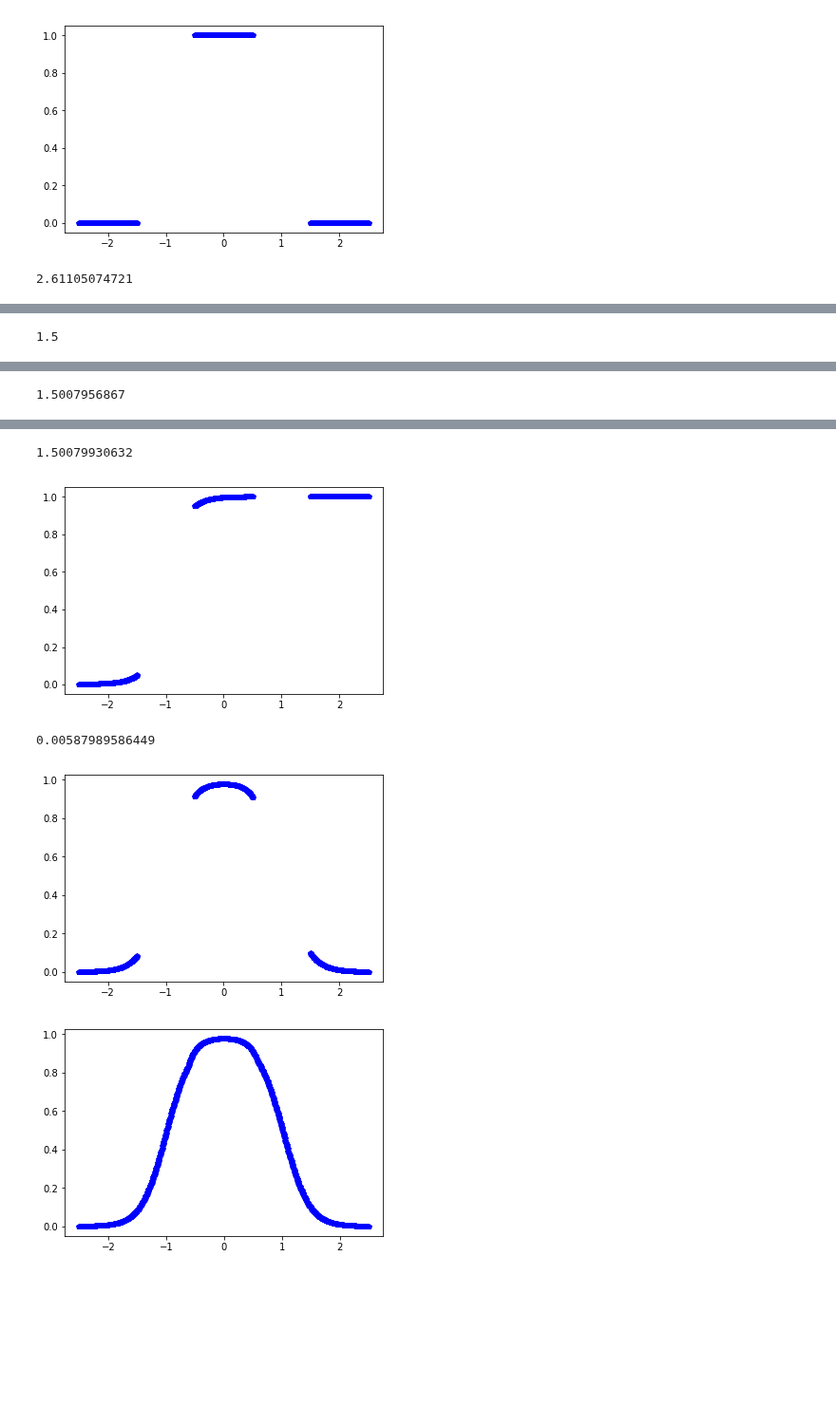
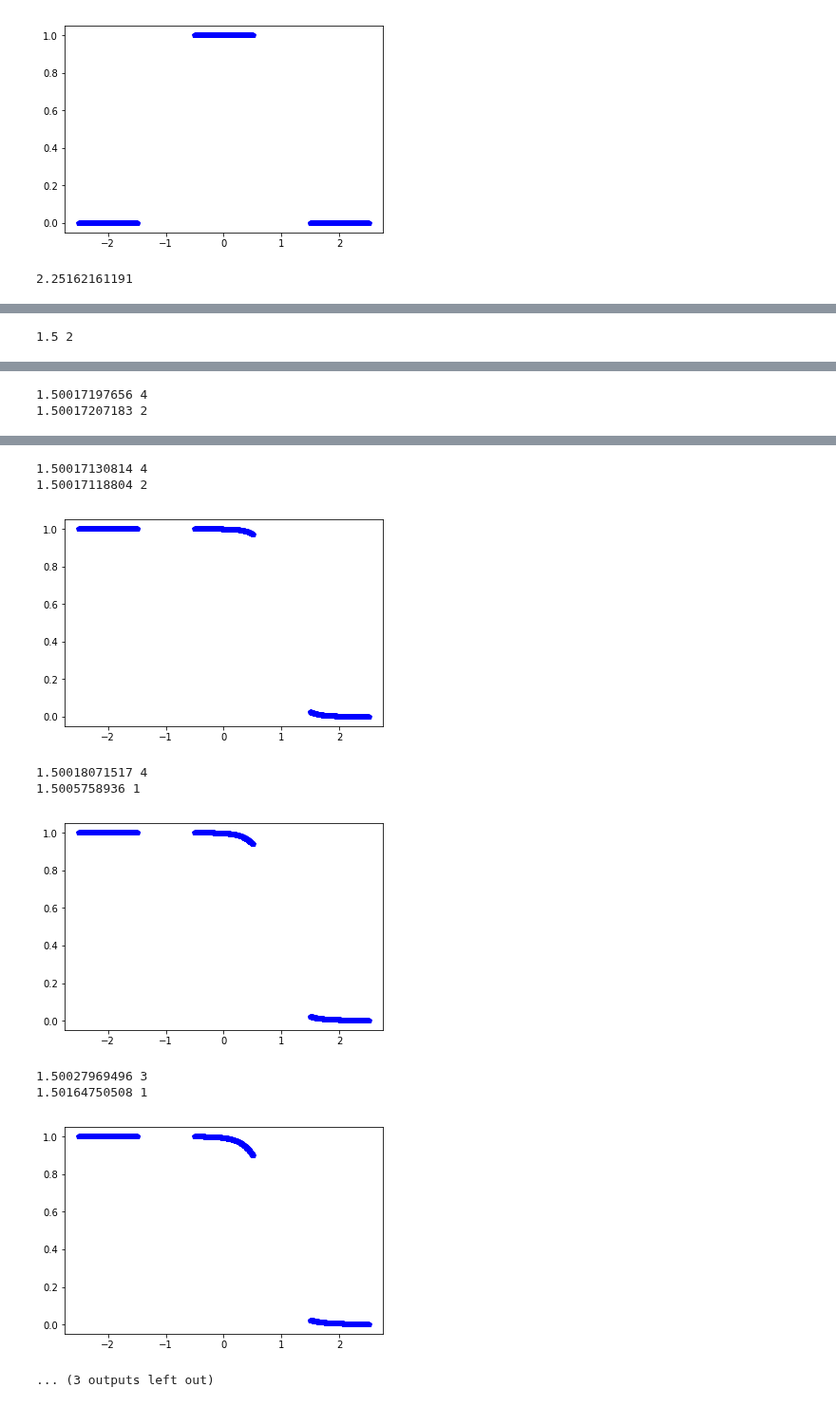
Before and after one commit to Dogiko/Machine-Learning, a Jupyter notebook: Neural-Network.ipynb, the cells around one changed output, grey strips where cells are left out. Shown at 95% size. Saved outputs shown, nothing was run; the diff lists cells and outputs as text; code cells hidden in the pictures; blank space fills up the shorter version.

```diff
--- a/Neural-Network.ipynb
+++ b/Neural-Network.ipynb
@@ -94,7 +94,7 @@ class VariableArray():
         return self.cs.max()
 
     def reset_cs(self, new_cs):
-        self.cs = new_cs*np.ones(new_cs.shape)
+        self.cs = new_cs*np.ones(self.cs.shape)
 
     def descent(self, step = 1., descent_method = "normal", regularizer = ("None",),step_max=1., step_min=0.000001):
         if regularizer[0] == "r_square":
@@ -178,6 +178,13 @@ class Selu():
 
     def diff(self, x):
         return self.ahpha*((x>0) + self.beta*np.exp(x)*(x<0))
+
+class Softmax():
+    def trans(self, x):
+        output = x - x.max(axis=0)
+        output = np.exp(output)
+        output /= output.sum(axis=0)
+        return output
 
 # Activation functions defined end
 
@@ -331,9 +338,9 @@ class DogikoLearn():
 
     def neuron_proliferate(self, proliferating_layer, proliferating_n = 1):
         l = proliferating_layer
-        for t in range(proliferate_n):
-            NN.ly[l].w.add_row(mcmc_normal(NN.ly[l].w.v), drop_t=20)
-            NN.ly[l].b.add_row(mcmc_normal(NN.ly[l].b.v), drop_t=20)
+        for t in range(proliferating_n):
+            NN.ly[l].w.add_row(mcmc_normal(NN.ly[l].w.v, drop_t=20))
+            NN.ly[l].b.add_row(mcmc_normal(NN.ly[l].b.v, drop_t=20))
             NN.ly[l+1].w.add_column(2*np.random.rand((NN.ly[l+1].nn))-1.)
             NN.ly[l].nn += 1
 
@@ -575,10 +582,10 @@ X = X.reshape(X.shape + (1,))
 Y = Y.reshape(Y.shape + (1,))
 
 NN = DogikoLearn()
-NN.rs_extend_regularizer(0.01, 1.)
+NN.rs_extend_regularizer(0.001, 1.)
 NN.set_training_data(X, Y)
 NN.set_validating_data(X, Y)
-NN.add_layer(Layer(20,Selu()))
+NN.add_layer(Layer(30,Selu()))
 NN.add_layer(Layer(1,Sigmoid()))
 NN.build()
 
@@ -589,34 +596,36 @@ plt.show()
 
 for t in range(10000):
     NN.batch_fit(X,Y,step=0.01, descent_method="Rprop")
-    if NN.max_cs < 0.005:
+    if NN.max_cs < 0.001:
         break
 
-NN.neuron_refined(0,0.01)
-print(NN.validate())
+NN.neuron_refined(0,0.1/NN.ly[0].nn)
+print(NN.validate(), NN.ly[0].nn)
 
 plt.plot(NN.px.T, NN.py.T, "bp")
 plt.show()
 
-while NN.validate() >0.1:
-    for t in range(2):
-        NN.ly[0].w.add_row(mcmc_normal(NN.ly[0].w.v))
-        NN.ly[0].b.add_row(mcmc_normal(NN.ly[0].b.v))
-        NN.ly[1].w.add_column(2*np.random.rand((NN.ly[1].nn))-1.)
-        NN.ly[0].nn += 1
+for t in range(5):
+    NN.neuron_proliferate(0,2)
+    NN.reset_cs(0.1)
 
     for t in range(10000):
         NN.batch_fit(X,Y,step=0.01, descent_method="Rprop")
-        if NN.max_cs < 0.005:
+        if NN.max_cs < 0.001:
             break
-    NN.neuron_refined(0,0.01)
-    print(NN.validate())
+
+    print(NN.validate(), NN.ly[0].nn)
+    NN.neuron_refined(0,0.1/NN.ly[0].nn)
+    print(NN.validate(), NN.ly[0].nn)
 
     plt.plot(NN.px.T, NN.py.T, "bp")
     plt.show()
 
-NN.prediction(((np.arange(500)-250)/100).reshape((500,1)))
+    if NN.validate() <0.1:
+        break
+
+NN.prediction(((np.arange(1000)-500)/200).reshape((1000,1)))
 plt.plot(NN.px.T, NN.py.T, "bp")
 plt.show()
 # %% [output]
-2.61105074721
+2.25162161191
@@ -624 +633 @@ plt.show()
-1.5
+1.5 2
@@ -626 +635,2 @@ plt.show()
-1.5007956867
+1.50017197656 4
+1.50017207183 2
@@ -628,5 +638,10 @@ plt.show()
-1.50079930632
+1.50017130814 4
+1.50017118804 2
-[figure, old version]
+[figure, new version]
-0.00587989586449
+1.50018071517 4
+1.5005758936 1
-[figure, old version]
+[figure, new version]
+1.50027969496 3
+1.50164750508 1
-[figure, old version]
+[figure, new version]
+... (3 outputs left out)
```
Also changed, not shown: parts of 7 cells of this notebook.
